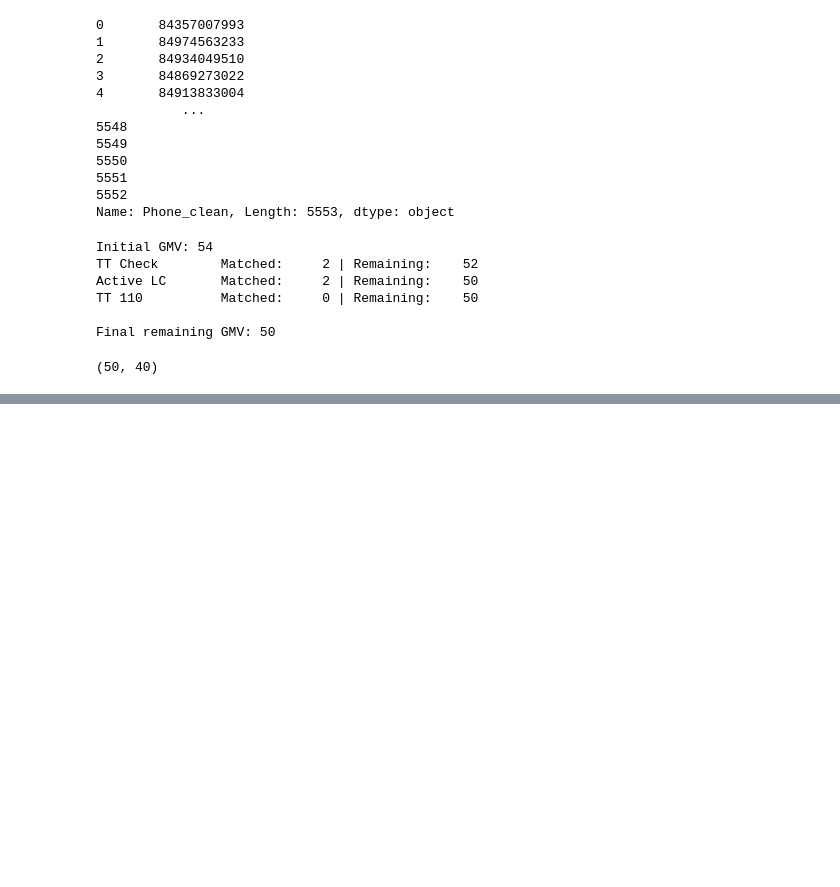
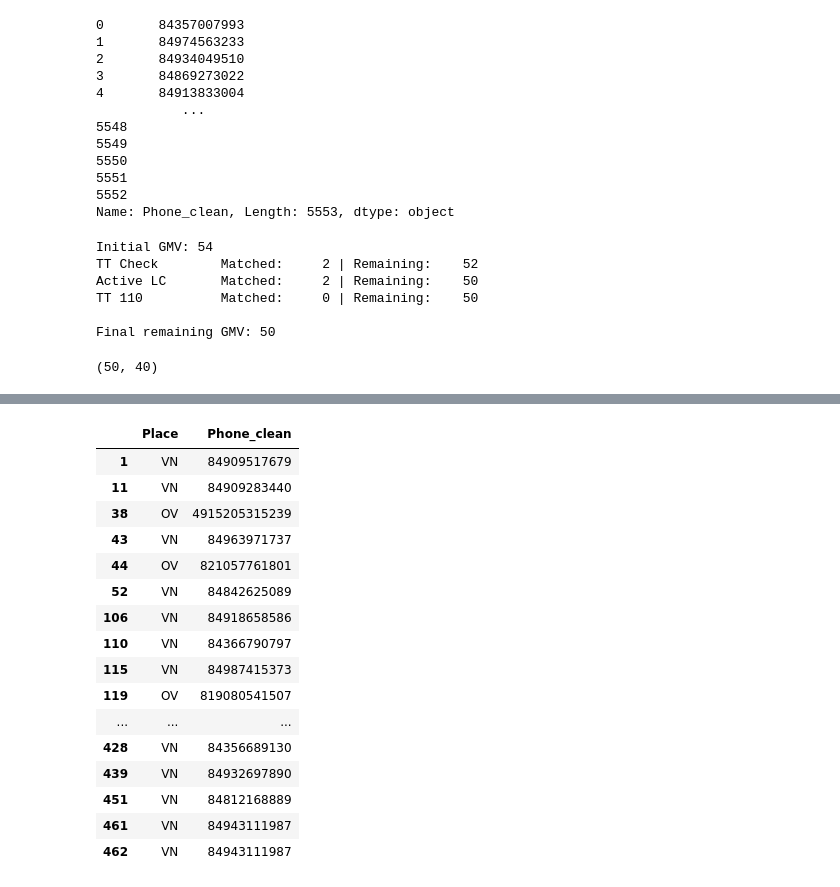
Before and after one commit to godwindk3/data_handle_palfish, a Jupyter notebook: practice_3.ipynb, the cells around one changed output, grey strips where cells are left out. Drawn from its saved outputs; the diff is of its cells as text; code cells hidden in the pictures; blank space fills up the shorter version.

```diff
--- a/practice_3.ipynb
+++ b/practice_3.ipynb
@@ -569,0 +594,20 @@ Name: Sales_infor, dtype: object
+# %%
+df_gmv[["Place", "Phone_clean"]]
+# %% [output]
+|  | Place | Phone_clean |
+| 1 | VN | 84909517679 |
+| 11 | VN | 84909283440 |
+| 38 | OV | 4915205315239 |
+| 43 | VN | 84963971737 |
+| 44 | OV | 821057761801 |
+| 52 | VN | 84842625089 |
+| 106 | VN | 84918658586 |
+| 110 | VN | 84366790797 |
+| 115 | VN | 84987415373 |
+| 119 | OV | 819080541507 |
+| ... | ... | ... |
+| 428 | VN | 84356689130 |
+| 439 | VN | 84932697890 |
+| 451 | VN | 84812168889 |
+| 461 | VN | 84943111987 |
+| 462 | VN | 84943111987 |
```
Also changed, not shown: parts of 8 cells of this notebook.
